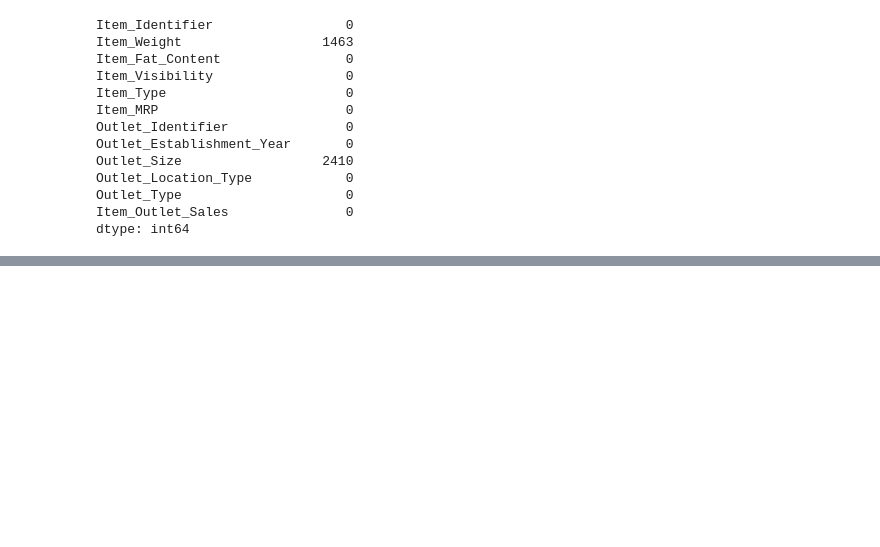
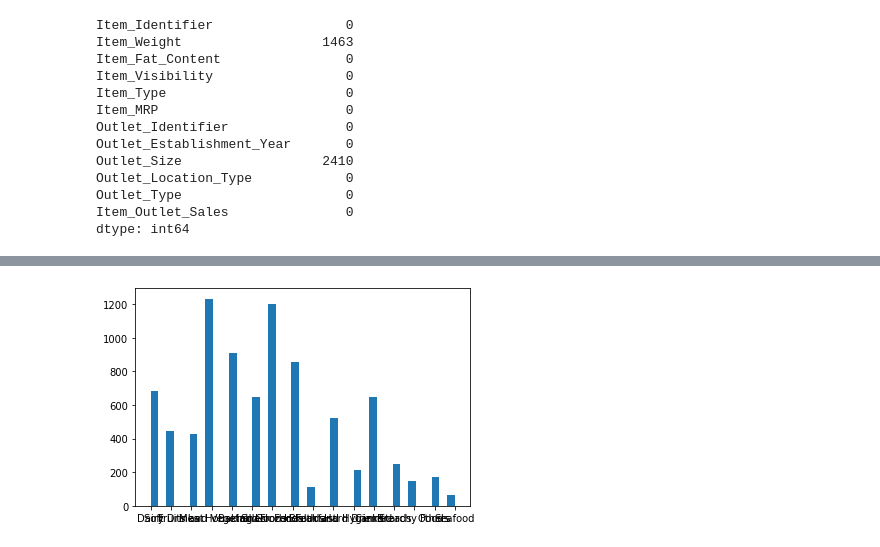
Before and after one commit to mmcasares/Food-Sales-Predictions, a Jupyter notebook: Food_Sales_Predictions_Migael_Moran.ipynb, the cells around one changed output, grey strips where cells are left out. Cells and saved outputs as stored; diff of their text form; code cells hidden in the pictures; blank space fills up the shorter version.

```diff
--- a/Food_Sales_Predictions_Migael_Moran.ipynb
+++ b/Food_Sales_Predictions_Migael_Moran.ipynb
@@ -230,0 +238,4 @@ dtype: int64
+# %%
+df['Item_Type'].hist(bins='auto', grid=False);
+# %% [output]
+[figure, added]
```
Also changed, not shown: parts of 2 cells of this notebook.
